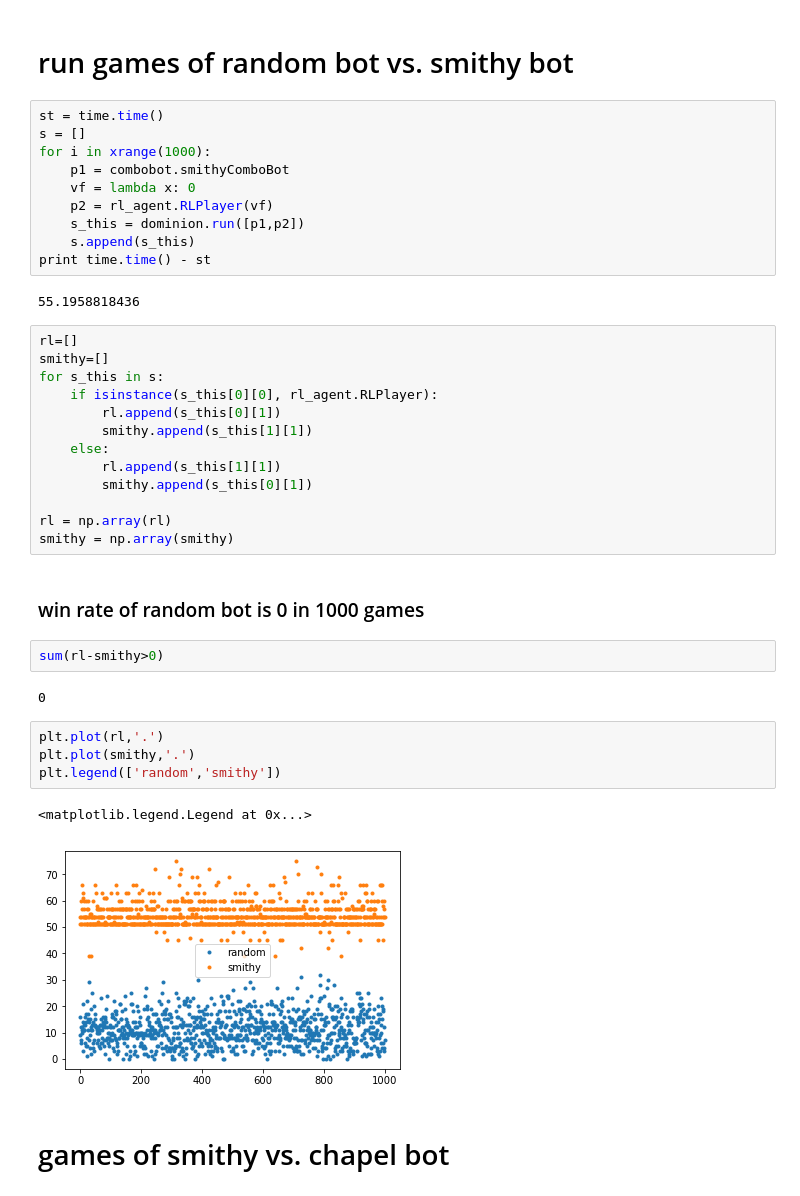
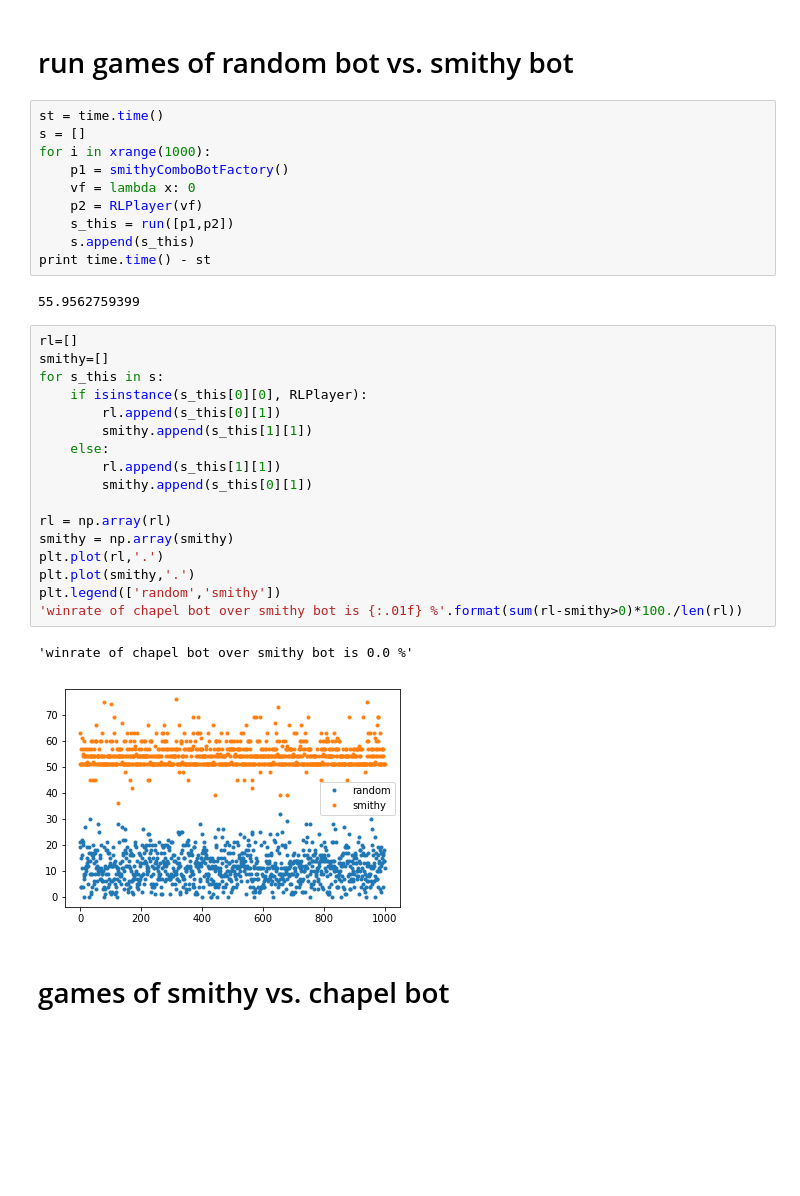
Before and after one commit to hungiyang/dominiate, a Jupyter notebook: dominiate/dominiate_testing.ipynb, the cells around one changed output. Saved outputs shown, nothing was run; the diff lists cells and outputs as text; blank space fills up the shorter version.

```diff
--- a/dominiate/dominiate_testing.ipynb
+++ b/dominiate/dominiate_testing.ipynb
@@ -16,40 +22,34 @@ for m in modules:
 st = time.time()
 s = []
 for i in xrange(1000):
-    p1 = combobot.smithyComboBot
+    p1 = smithyComboBotFactory()
     vf = lambda x: 0
-    p2 = rl_agent.RLPlayer(vf)
-    s_this = dominion.run([p1,p2])
+    p2 = RLPlayer(vf)
+    s_this = run([p1,p2])
     s.append(s_this)
 print time.time() - st
 # %% [output]
-55.1958818436
+55.9562759399
 # %%
 rl=[]
 smithy=[]
 for s_this in s:
-    if isinstance(s_this[0][0], rl_agent.RLPlayer):
+    if isinstance(s_this[0][0], RLPlayer):
         rl.append(s_this[0][1])
         smithy.append(s_this[1][1])
     else:
         rl.append(s_this[1][1])
         smithy.append(s_this[0][1])
 
 rl = np.array(rl)
 smithy = np.array(smithy)
+plt.plot(rl,'.')
+plt.plot(smithy,'.')
+plt.legend(['random','smithy'])
+'winrate of chapel bot over smithy bot is {:.01f} %'.format(sum(rl-smithy>0)*100./len(rl))
+# %% [output]
+'winrate of chapel bot over smithy bot is 0.0 %'
+[figure, added]
-# %% [markdown]
-### win rate of random bot is 0 in 1000 games
-# %%
-sum(rl-smithy>0)
-# %% [output]
-0
-# %%
-plt.plot(rl,'.')
-plt.plot(smithy,'.')
-plt.legend(['random','smithy'])
-# %% [output]
-<matplotlib.legend.Legend at 0x...>
-[figure, removed]
 # %% [markdown]
 # games of smithy vs. chapel bot
 # %%
```
Also changed, not shown: parts of 36 cells of this notebook, 3 other files.
